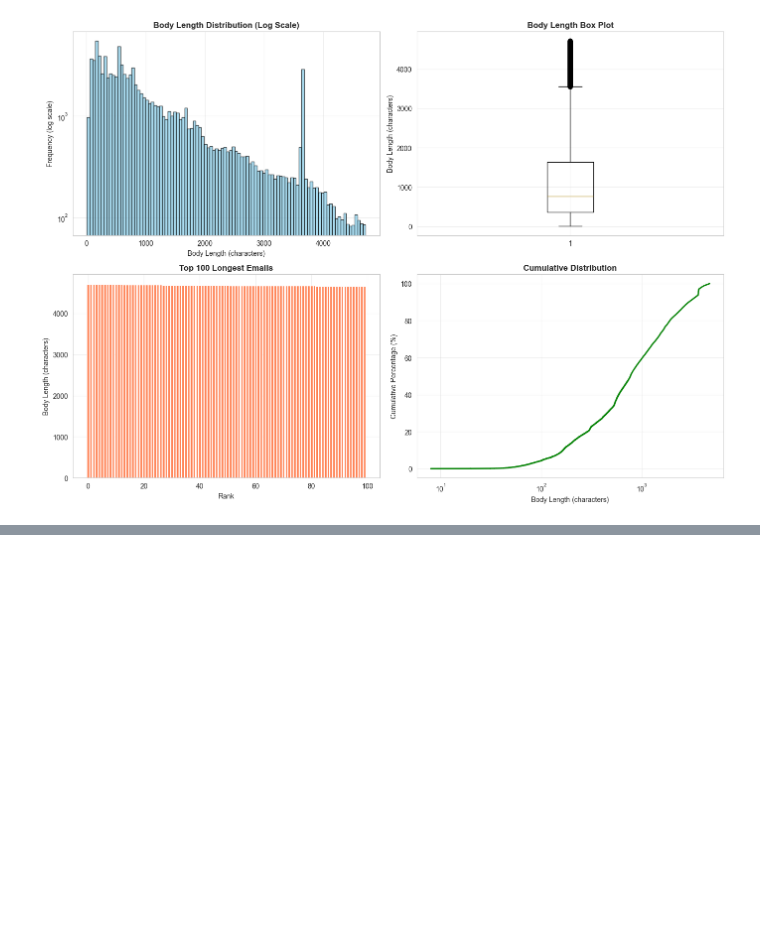
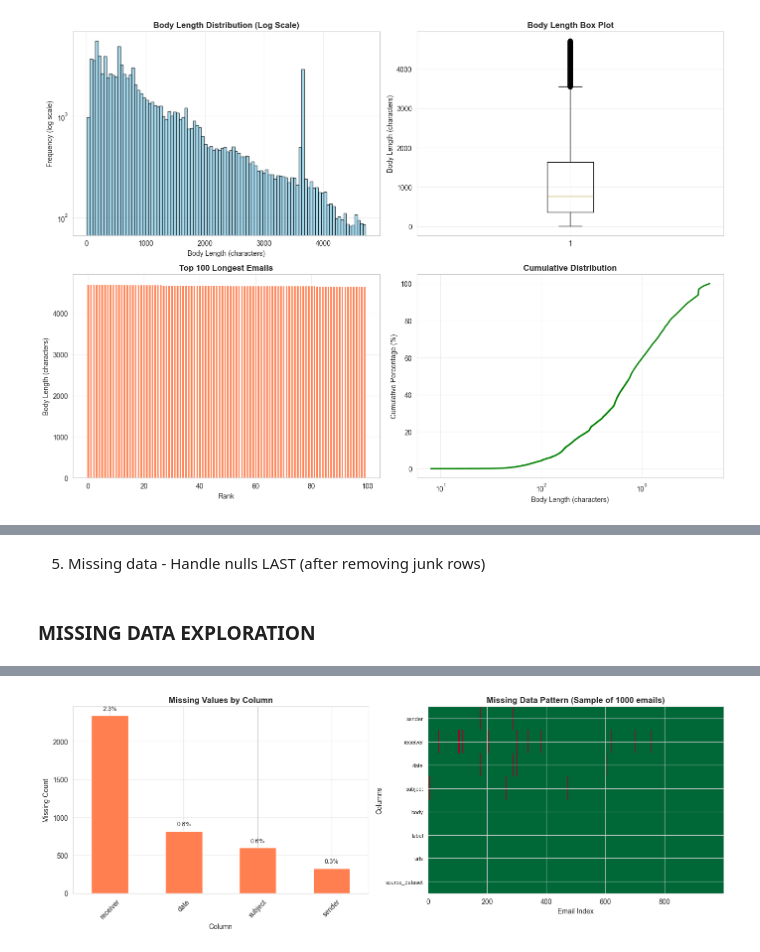
Before and after one commit to kudzaiprichard/aura-model, a Jupyter notebook: data_exploration_cleaning.ipynb, the cells around one changed output, grey strips where cells are left out. Cells and saved outputs as stored; diff of their text form; code cells hidden in the pictures; blank space fills up the shorter version.

```diff
--- a/data_exploration_cleaning.ipynb
+++ b/data_exploration_cleaning.ipynb
@@ -945,0 +1678,10 @@ email_df = email_df.drop('body_length', axis=1)
+# %%
+
+# APPLY HTML CLEANING
+# Apply cleaning function to body column
+email_df['body'] = email_df['body'].apply(clean_html_from_text)
+
+# Also clean subject line (in case it has HTML)
+email_df['subject'] = email_df['subject'].apply(clean_html_from_text)
+
+print("✓ HTML cleaning applied to body and subject")
@@ -945,0 +1692,7 @@ email_df = email_df.drop('body_length', axis=1)
+# %%
+# INVESTIGATING REMAINING 'HTML TAGS' - SHOW ACTUAL CONTENT
+# Find emails with remaining angle brackets
+has_brackets = email_df['body'].str.contains('<[^>]+>', regex=True, na=False)
+emails_with_brackets = email_df[has_brackets]
+
+print(f"\nEmails with angle brackets: {len(emails_with_brackets):,} ({len(emails_with_brackets)/len(email_df)*100:.2f}%)")
@@ -945,0 +1930,59 @@ email_df = email_df.drop('body_length', axis=1)
+# %% [markdown]
+5. Missing data - Handle nulls LAST (after removing junk rows)
+# %% [markdown]
+### MISSING DATA EXPLORATION
+# %%
+# OVERALL MISSING DATA SUMMARY
+# Count missing values for each column
+missing_summary = pd.DataFrame({
+    'Column': email_df.columns,
+    'Missing_Count': email_df.isnull().sum(),
+    'Missing_Percentage': (email_df.isnull().sum() / len(email_df) * 100).round(2),
+    'Data_Type': email_df.dtypes
+})
+
+# Sort by missing count
+missing_summary = missing_summary.sort_values('Missing_Count', ascending=False)
+
+print("\nMissing Values by Column:")
+print(missing_summary.to_string(index=False))
+
+# Total missing values
+total_missing = email_df.isnull().sum().sum()
+total_cells = email_df.shape[0] * email_df.shape[1]
+print(f"\nTotal missing values: {total_missing:,} out of {total_cells:,} cells ({total_missing/total_cells*100:.2f}%)")
+
+# Visualize missing data
+fig, axes = plt.subplots(1, 2, figsize=(14, 5))
+
+# Bar chart of missing counts
+missing_data = email_df.isnull().sum()[email_df.isnull().sum() > 0].sort_values(ascending=False)
+if len(missing_data) > 0:
+    missing_data.plot(kind='bar', ax=axes[0], color='coral')
+    axes[0].set_title('Missing Values by Column', fontweight='bold')
+    axes[0].set_xlabel('Column')
+    axes[0].set_ylabel('Missing Count')
+    axes[0].tick_params(axis='x', rotation=45)
+    axes[0].grid(axis='y', alpha=0.3)
+
+    # Add percentage labels
+    for i, (col, count) in enumerate(missing_data.items()):
+        pct = count / len(email_df) * 100
+        axes[0].text(i, count + 50, f'{pct:.1f}%', ha='center', va='bottom', fontsize=9)
+
+# Heatmap showing missing data pattern
+import numpy as np
+sample_size = min(1000, len(email_df))
+sample_df = email_df.sample(sample_size, random_state=42)
+missing_matrix = sample_df.isnull().astype(int)
+
+axes[1].imshow(missing_matrix.T, cmap='RdYlGn_r', aspect='auto', interpolation='nearest')
+axes[1].set_title(f'Missing Data Pattern (Sample of {sample_size} emails)', fontweight='bold')
+axes[1].set_xlabel('Email Index')
+axes[1].set_ylabel('Columns')
+axes[1].set_yticks(range(len(email_df.columns)))
+axes[1].set_yticklabels(email_df.columns, fontsize=8)
+
+plt.tight_layout()
+plt.show()
+# %% [output]
@@ -945,0 +2001 @@ email_df = email_df.drop('body_length', axis=1)
+[figure, added]
```
Also changed, not shown: parts of 81 cells of this notebook.
